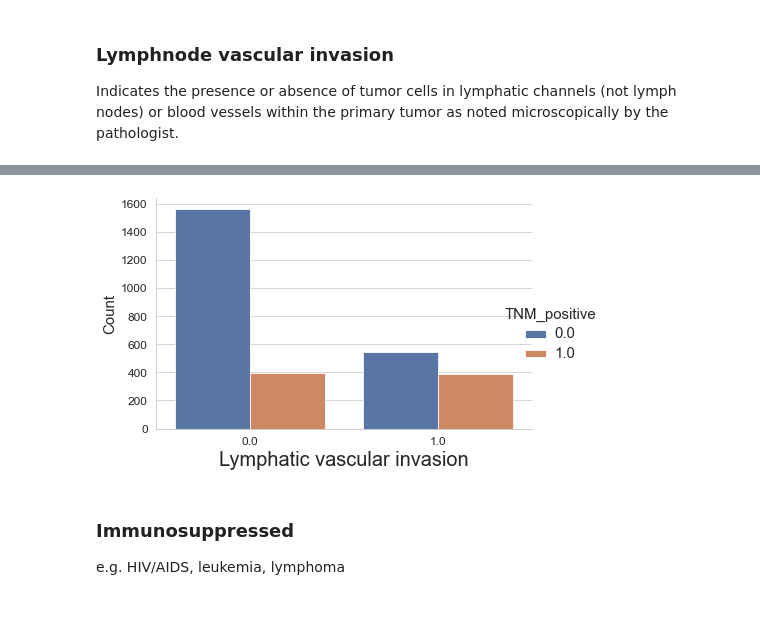
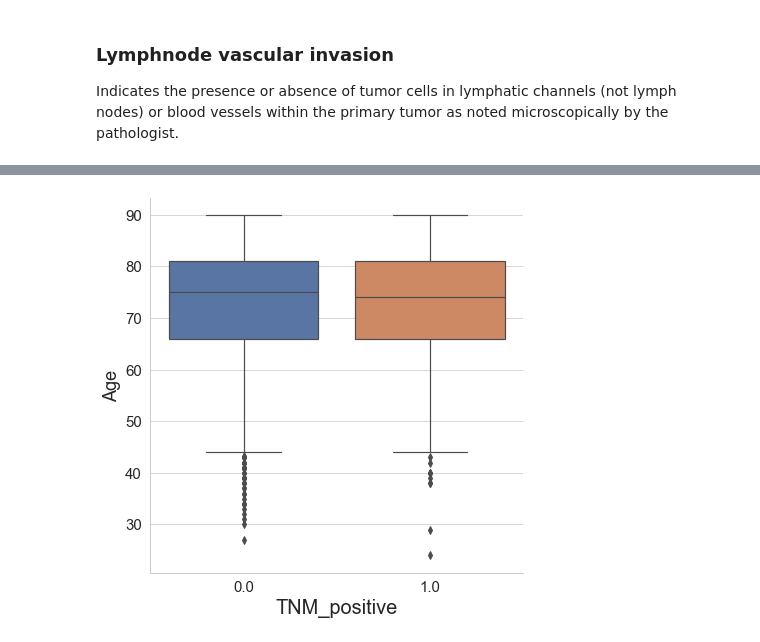
Before and after one commit to mvantieghem/mcc_metastasis, a Jupyter notebook: notebooks/02_exploring_data.ipynb, the cells around one changed output, grey strips where cells are left out. Drawn from its saved outputs; the diff is of its cells as text; code cells hidden in the pictures; blank space fills up the shorter version.

Commit message:
making nicer figures and tables

```diff
--- a/notebooks/02_exploring_data.ipynb
+++ b/notebooks/02_exploring_data.ipynb
@@ -8,7 +8,10 @@ import math
 warnings.simplefilter('ignore')
 import sklearn
 import seaborn as sns
-sns.set(context='paper', style='whitegrid', rc={'figure.facecolor':'white'}, font_scale=1.2)
+sns.set(context='paper', style='whitegrid',
+        rc={'figure.facecolor':'white',
+           'figure.figsize': (10,6)},
+        font_scale=1.2)
 
 import matplotlib.pyplot as plt
 
@@ -22,8 +64,9 @@ import mcc_metastasis.data_cleaning as dc
 # %%
 df = pd.read_csv("../data/cleaned/NCDB_cleaned_all_cases.csv")
 # select only features for analysis
-df = df[['metastasis', 'TNM_positive', 'AGE', 'tumor_size', 'tumor_depth', 'tumor_site', 'SEX',
-               'tumor_lymphocytes', 'lymph_vasc_invasion', 'immuno_suppressed']]
+df = df[[ 'metastasis', 'TNM_positive', 'AGE', 'tumor_size', 'tumor_site', 'SEX',
+          'immuno_suppressed', 'tumor_depth',
+           'tumor_lymphocytes', 'lymph_vasc_invasion', 'growth_pattern']]
 df_complete = df.dropna(axis = 0)
 df.head()
 # %% [output]
@@ -203,16 +230,11 @@ Indicates the presence or absence of tumor cells in lymphatic channels (not lymp
 # %%
-g= sns.catplot(data = df, x = "lymph_vasc_invasion", kind = "count",
-                     hue = "TNM_positive", height = 4, aspect = 1.5)
-plt.xlabel("Lymphatic vascular invasion", size =  20)
-plt.ylabel ("Count",  size = 15)
-plt.xticks(fontsize = 12)
-plt.yticks(fontsize = 12)
-plt.setp(g._legend.get_title(), fontsize = 15)
-plt.setp(g._legend.get_texts(), fontsize = 15)
-plt.savefig('../figures/tumor_lymph_vasc_invasion_TNM_positive.png', bbox_inches = 'tight')
+g= sns.catplot(data = df,
+                     x = "TNM_positive", y = "AGE", kind = "box",
+                      height = 6)
+plt.xlabel("TNM_positive", size =  20)
+plt.ylabel ("Age",  size = 18)
+plt.xticks(fontsize = 15)
+plt.yticks(fontsize = 15)
+plt.savefig('../figures/age_and_TNM_positive.png', bbox_inches = 'tight')
 # %% [output]
-[figure, old version]
+[figure, new version]
-# %% [markdown]
-### Immunosuppressed
-
-e.g. HIV/AIDS, leukemia, lymphoma
```
Also changed, not shown: parts of 40 cells of this notebook, 19 other files.
